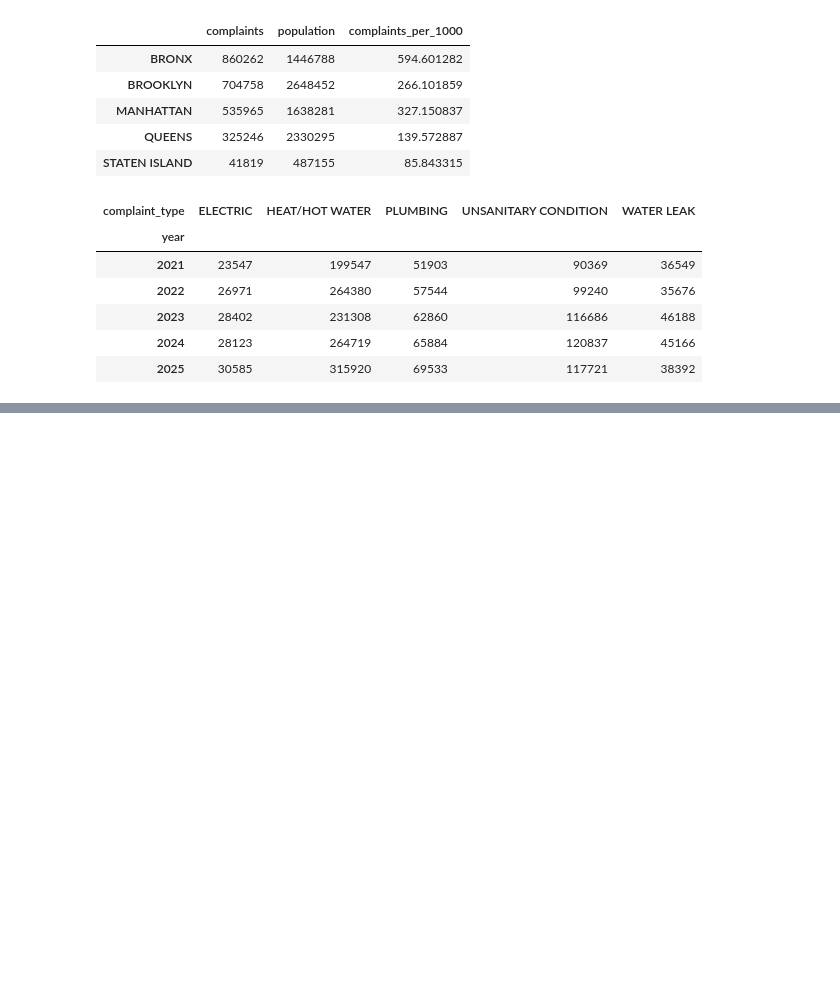
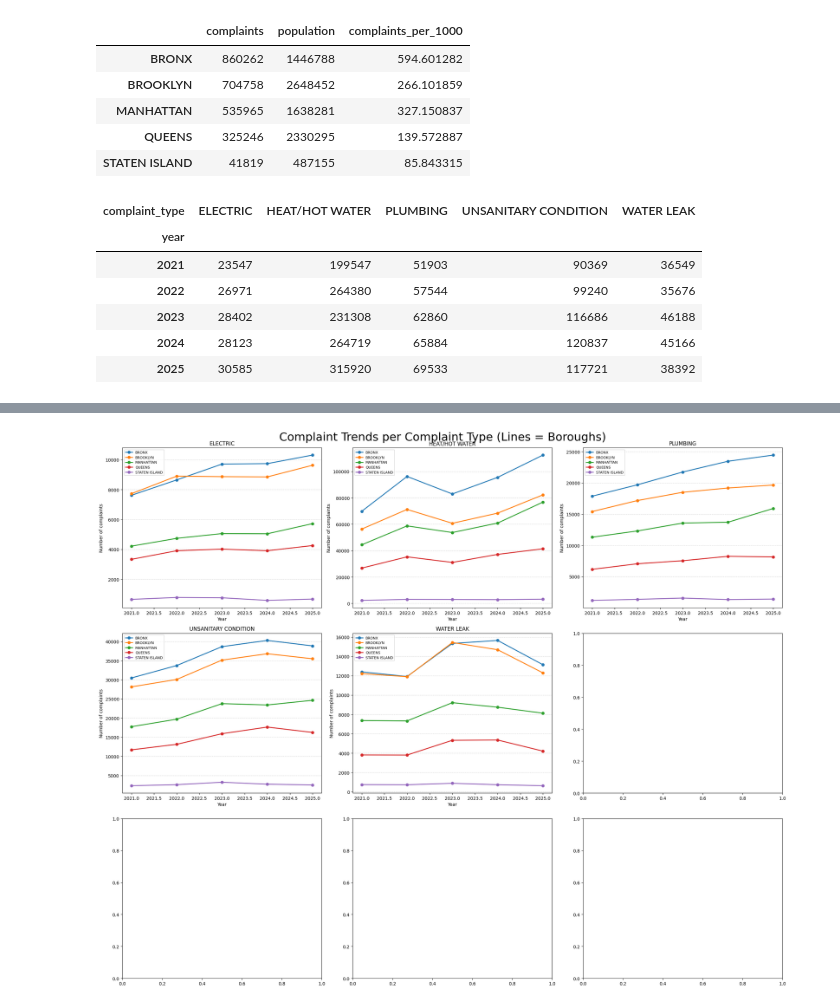
Before and after one commit to mariatmvendas/sdata_project, a Jupyter notebook: analysis_complaints.ipynb, the cells around one changed output, grey strips where cells are left out. Saved outputs shown, nothing was run; the diff lists cells and outputs as text; code cells hidden in the pictures; blank space fills up the shorter version.

```diff
--- a/analysis_complaints.ipynb
+++ b/analysis_complaints.ipynb
@@ -195,0 +220,33 @@ plt.show()
+# %%
+import matplotlib.pyplot as plt
+
+complaints = grouped["complaint_type"].unique()
+
+fig, axes = plt.subplots(3, 3, figsize=(22, 18))  # adjust grid if needed
+axes = axes.flatten()
+
+for i, comp in enumerate(complaints):
+    df_c = grouped[grouped["complaint_type"] == comp]
+
+    for borough in df_c["borough"].unique():
+        df_b = df_c[df_c["borough"] == borough]
+
+        axes[i].plot(
+            df_b["year"],
+            df_b["count"],
+            marker='o',
+            linewidth=2,
+            label=borough
+        )
+
+    axes[i].set_title(comp)
+    axes[i].set_xlabel("Year")
+    axes[i].set_ylabel("Number of complaints")
+    axes[i].grid(axis='y', linestyle='--', alpha=0.5)
+    axes[i].legend(fontsize=8)
+
+plt.suptitle("Complaint Trends per Complaint Type (Lines = Boroughs)", fontsize=26)
+plt.tight_layout()
+plt.show()
+# %% [output]
+[figure, added]
```
Also changed, not shown: parts of 7 cells of this notebook.
